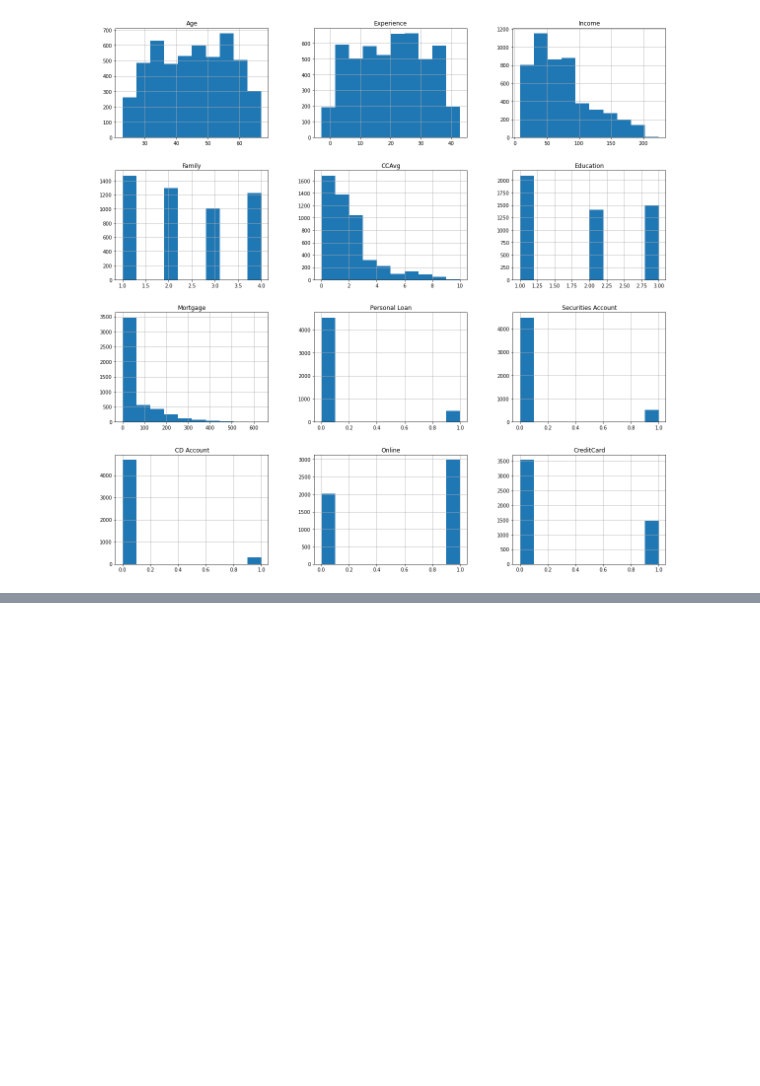
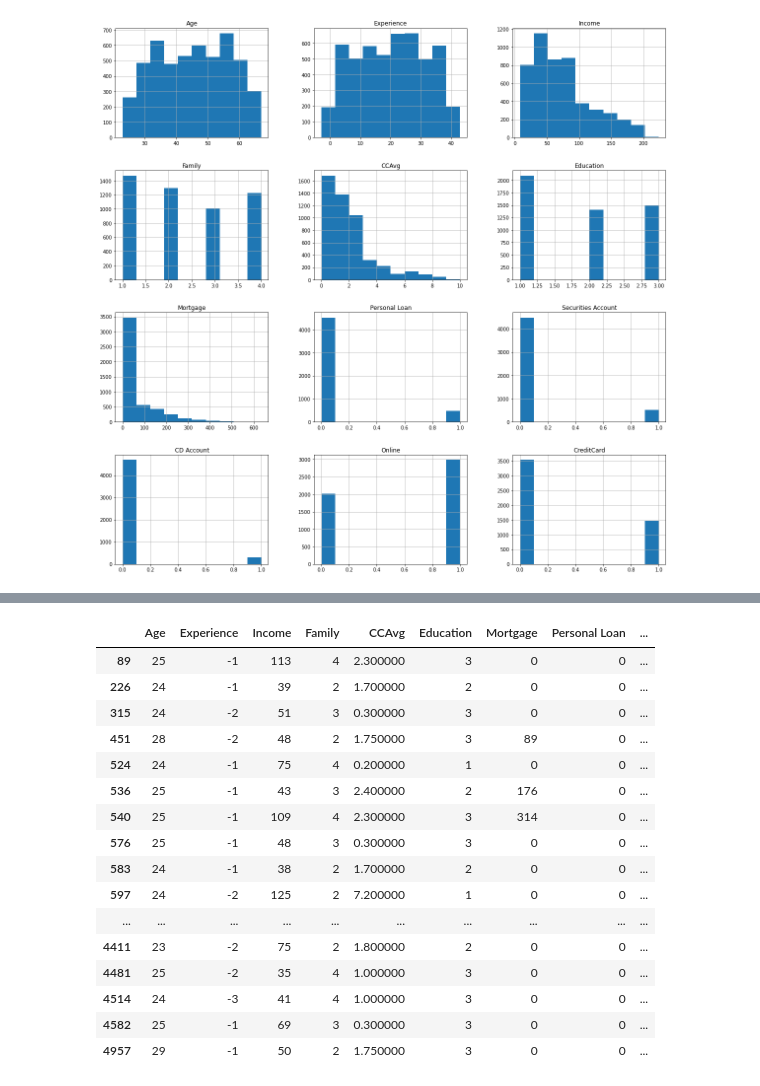
Before and after one commit to Hrithikkumar30/Financial_analysis, a Jupyter notebook: main.ipynb, the cells around one changed output, grey strips where cells are left out. Saved outputs shown, nothing was run; the diff lists cells and outputs as text; code cells hidden in the pictures; blank space fills up the shorter version.

```diff
--- a/main.ipynb
+++ b/main.ipynb
@@ -88,0 +100,21 @@ array([[<AxesSubplot:title={'center':'Age'}>,
+# %%
+negative_exp=df[df['Experience']<0]
+negative_exp
+# %% [output]
+|  | Age | Experience | Income | Family | CCAvg | Education | Mortgage | Personal Loan | ... |
+| 89 | 25 | -1 | 113 | 4 | 2.300000 | 3 | 0 | 0 | ... |
+| 226 | 24 | -1 | 39 | 2 | 1.700000 | 2 | 0 | 0 | ... |
+| 315 | 24 | -2 | 51 | 3 | 0.300000 | 3 | 0 | 0 | ... |
+| 451 | 28 | -2 | 48 | 2 | 1.750000 | 3 | 89 | 0 | ... |
+| 524 | 24 | -1 | 75 | 4 | 0.200000 | 1 | 0 | 0 | ... |
+| 536 | 25 | -1 | 43 | 3 | 2.400000 | 2 | 176 | 0 | ... |
+| 540 | 25 | -1 | 109 | 4 | 2.300000 | 3 | 314 | 0 | ... |
+| 576 | 25 | -1 | 48 | 3 | 0.300000 | 3 | 0 | 0 | ... |
+| 583 | 24 | -1 | 38 | 2 | 1.700000 | 2 | 0 | 0 | ... |
+| 597 | 24 | -2 | 125 | 2 | 7.200000 | 1 | 0 | 0 | ... |
+| ... | ... | ... | ... | ... | ... | ... | ... | ... | ... |
+| 4411 | 23 | -2 | 75 | 2 | 1.800000 | 2 | 0 | 0 | ... |
+| 4481 | 25 | -2 | 35 | 4 | 1.000000 | 3 | 0 | 0 | ... |
+| 4514 | 24 | -3 | 41 | 4 | 1.000000 | 3 | 0 | 0 | ... |
+| 4582 | 25 | -1 | 69 | 3 | 0.300000 | 3 | 0 | 0 | ... |
+| 4957 | 29 | -1 | 50 | 2 | 1.750000 | 3 | 0 | 0 | ... |
```
Also changed, not shown: parts of 11 cells of this notebook.
